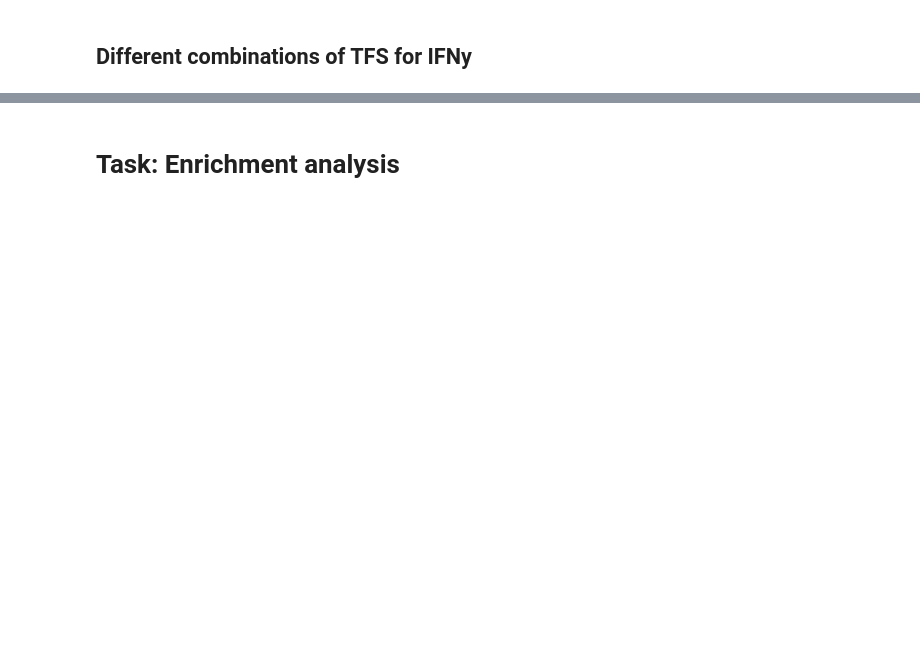
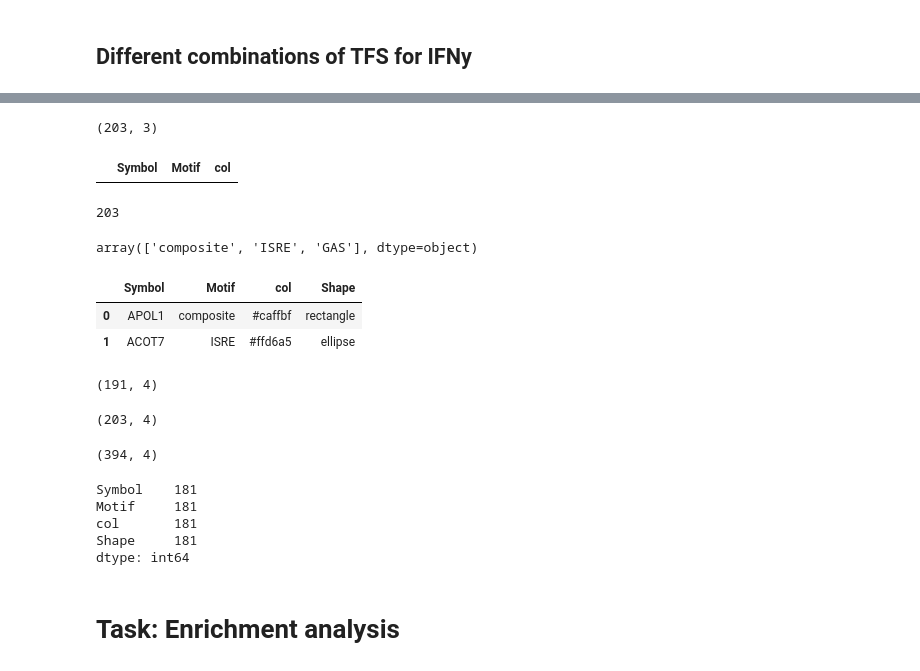
Before and after one commit to peculiar97/networks_motifs, a Jupyter notebook: New_analysis/Networks_new_analysis.ipynb, the cells around one changed output, grey strips where cells are left out. Cells and saved outputs as stored; diff of their text form; code cells hidden in the pictures; blank space fills up the shorter version.

```diff
--- a/New_analysis/Networks_new_analysis.ipynb
+++ b/New_analysis/Networks_new_analysis.ipynb
@@ -1001,9 +1120,9 @@ st1_only.shape
 # %%
 # Finding IRF1_only genes
-dfs = [st1_ov_a, ir9_ov_a]
+dfs = [st1_ov_y, ir9_ov_y]
 st1_ir9 = reduce(lambda left,right : pd.merge(left,right, how="outer"),dfs)
 
 # https://stackoverflow.com/questions/48647534/python-pandas-find-difference-between-two-data-frames
-ir1_only=pd.merge(ir1_ov_a, st1_ir9, how="left", indicator=True).loc[lambda x: x['_merge'] != 'both'].reset_index(drop=True).iloc[:,0]
+ir1_only=pd.merge(ir1_ov_y, st1_ir9, how="left", indicator=True).loc[lambda x: x['_merge'] != 'both'].reset_index(drop=True).iloc[:,0]
 ir1_only.shape
 # %% [output]
@@ -1196,0 +1196,8 @@ df.to_csv("IFNy_ST1_IRF1_IRF9.tsv", index=False, sep="\t")
+# %%
+# Load colur table
+col_tabl['Symbol'] = col_tabl['symbol'].str.strip()
+
+col_tabl = col_tabl[['Symbol', 'col']]
+
+print(col_tabl.shape)
+col_tabl.head(2)
@@ -1196,0 +1209,7 @@ df.to_csv("IFNy_ST1_IRF1_IRF9.tsv", index=False, sep="\t")
+# %%
+# Load the latest version of motif file
+
+dfm = pd.read_csv("motifs_IFNag_latest.tsv", sep="\t")
+print(dfm.shape); print(dfm.columns)
+dfm.rename(columns={'Gene':'Symbol'}, inplace=True)
+dfm.head(3)
@@ -1196,0 +1223,32 @@ df.to_csv("IFNy_ST1_IRF1_IRF9.tsv", index=False, sep="\t")
+# %%
+# Generate style table file
+# Add colour
+
+styl_tbl_y = pd.merge(dfm, col_tabl, on="Symbol", how="inner")
+styl_tbl_y.shape
+# %% [output]
+(203, 3)
+# %%
+styl_tbl_y[styl_tbl_y.duplicated(subset=['Symbol'])]
+# %% [output]
+|  | Symbol | Motif | col |
+# %%
+styl_tbl_y['Symbol'].nunique()
+# %% [output]
+203
+# %%
+styl_tbl_y['Motif'].unique()
+# %% [output]
+array(['composite', 'ISRE', 'GAS'], dtype=object)
+# %%
+# Add shape
+
+styl_tbl_y.loc[styl_tbl_y['Motif'] == 'GAS', 'Shape'] = 'diamond'
+styl_tbl_y.loc[styl_tbl_y['Motif'] == 'ISRE', 'Shape'] = 'ellipse'
+styl_tbl_y.loc[styl_tbl_y['Motif'] == 'composite', 'Shape'] = 'rectangle'
+
+styl_tbl_y.head(2)
+# %% [output]
+|  | Symbol | Motif | col | Shape |
+| 0 | APOL1 | composite | #caffbf | rectangle |
+| 1 | ACOT7 | ISRE | #ffd6a5 | ellipse |
@@ -1196,0 +1257,21 @@ df.to_csv("IFNy_ST1_IRF1_IRF9.tsv", index=False, sep="\t")
+# %%
+styl_tbl_a.shape
+# %% [output]
+(191, 4)
+# %%
+styl_tbl_y.shape
+# %% [output]
+(203, 4)
+# %%
+styl_tbl = pd.concat([styl_tbl_a, styl_tbl_y], ignore_index=True)
+styl_tbl.shape
+# %% [output]
+(394, 4)
+# %%
+styl_tbl[styl_tbl.duplicated(subset=['Symbol'])].count()
+# %% [output]
+Symbol    181
+Motif     181
+col       181
+Shape     181
+dtype: int64
```
Also changed, not shown: parts of 92 cells of this notebook.
